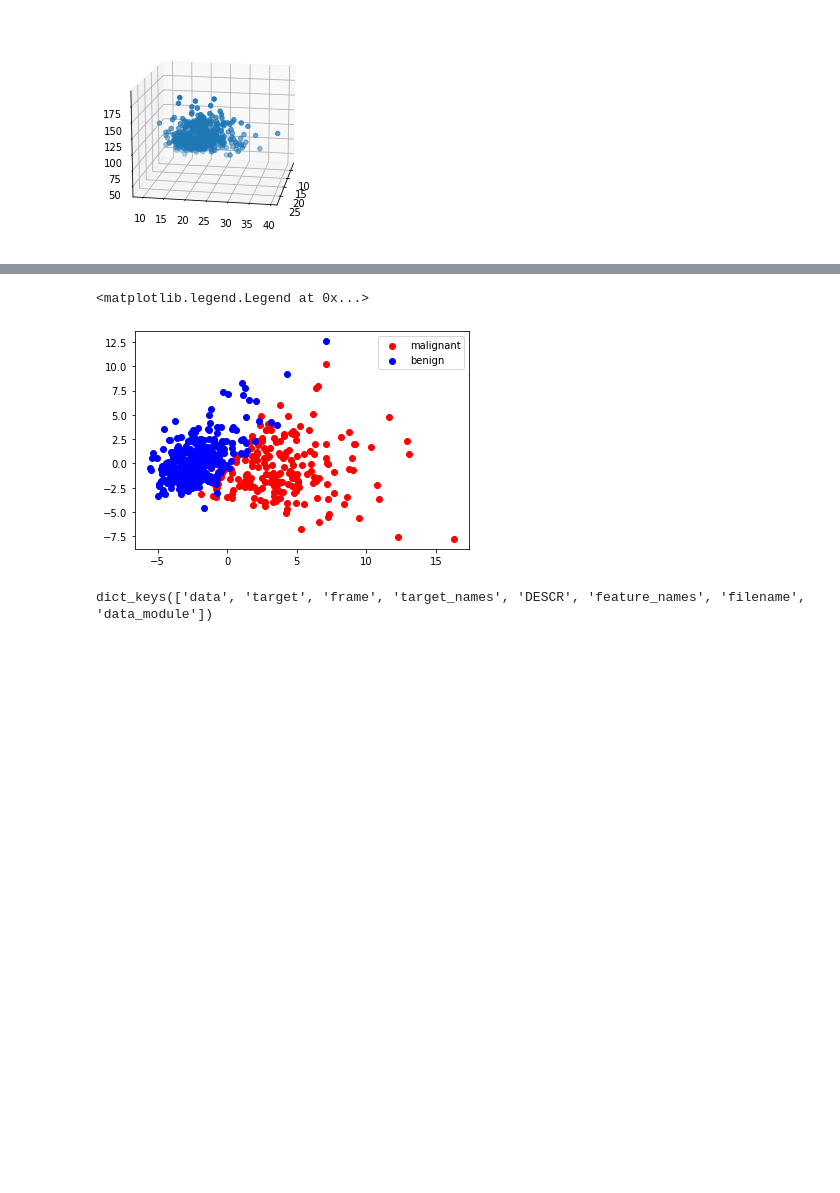
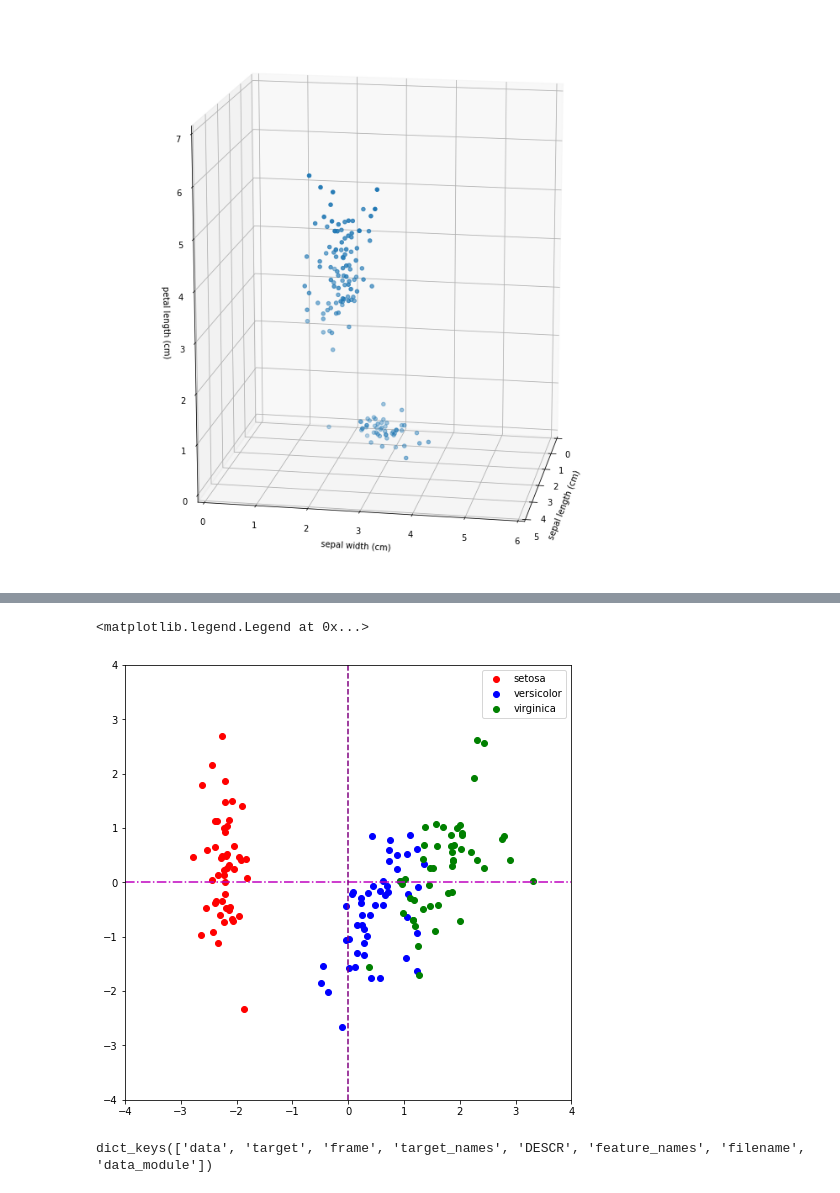
Before and after one commit to tsuchida5030/techgym_ai, a Jupyter notebook: Chapter_1/AI_running_1.ipynb, the cells around one changed output, grey strips where cells are left out. Drawn from its saved outputs; the diff is of its cells as text; code cells hidden in the pictures; blank space fills up the shorter version.

```diff
--- a/Chapter_1/AI_running_1.ipynb
+++ b/Chapter_1/AI_running_1.ipynb
@@ -1,10 +1,6 @@
 # %%
 #AI-TECHGYM-1-6-Q-1
 #教師なし学習 PCA
-
-#実行フォルダ
-import os
-os.chdir(r"C:\Users\tsuchida\Documents\techgym_セミナー\TortoiseGit_resorce\techgym_ai\Chapter_1\Answer_sheet\AI_Chapter1_saved_files")
 
 #データ加工・処理・分析ライブラリ
 import pandas as pd
@@ -18,36 +14,40 @@ from mpl_toolkits.mplot3d import Axes3D
 from sklearn.preprocessing import StandardScaler
 from sklearn.decomposition import PCA
 
-#乳がんデータを読み込むためのインポート
-from sklearn.datasets import load_breast_cancer
+#アヤメデータを読み込むためのインポート
+from sklearn.datasets import load_iris
 
-#乳がんデータの取得
-cancer = load_breast_cancer()
+#アヤメのデータの取得
+iris = load_iris()
 
-ls_data = []
-ls_columns = []
-for i in range(3):
-  ls_data.append(cancer.data[:,i])
-  ls_columns.append(cancer.feature_names[i])
+df_iris = pd.DataFrame(iris.data)
+df_iris.columns = iris.feature_names
 
-ls_data_T = [list(x) for x in zip(*ls_data)]
+# display(df_iris)
 
-df_cancer = pd.DataFrame(ls_data_T)
-df_cancer.columns = ls_columns
+x = df_iris.iloc[:,0]
+y = df_iris.iloc[:,1]
+z = df_iris.iloc[:,2]
+# Axes3Dオブジェクトの生成
+fig = plt.figure(figsize = (12, 12))
+ax = fig.add_subplot(111, projection="3d")
 
-display(df_cancer.head())
+# 各種描画処理
+xmax, xmin = 0,5
+ymax, ymin = 0,6
+zmax, zmin = 0,7
 
-x = df_cancer.iloc[:,0]
-y = df_cancer.iloc[:,1]
-z = df_cancer.iloc[:,2]
-# Axes3Dオブジェクトの生成
-fig = plt.figure()
-ax = fig.add_subplot(projection="3d")
+ax.set_xlim3d(xmin, xmax)
+ax.set_ylim3d(ymin, ymax)
+ax.set_zlim3d(zmin, zmax)
+
+ax.set_xlabel(df_iris.columns[0])
+ax.set_ylabel(df_iris.columns[1])
+ax.set_zlabel(df_iris.columns[2])
+
+ax.set_box_aspect((xmax-xmin,ymax-ymin,zmax-zmin))
 ax.view_init(elev=15, azim=10)
-# 各種描画処理
-# ax.set_xlim3d(0, 3)
-# ax.set_ylim3d(0, 3)
-# ax.set_zlim3d(0, 3)
+# plt.axis('off')
 ax.scatter(x, y, z)
 
 # プロットの表示
@@ -55,8 +55,8 @@ plt.show()
 
 # 標準化
 sc = StandardScaler()
-X_std = sc.fit_transform(cancer.data)
-print(X_std)
+X_std = sc.fit_transform(iris.data)
+# print(X_std)
 
 # 主成分分析
 pca = PCA(n_components=2)
@@ -73,15 +73,25 @@ print('Explained variance ratio:{}'.format([x,y]))
 print()
 
 df_pca = pd.DataFrame(X_pca)
-df_pca['target'] = cancer.target
+df_pca['target'] = iris.target
 
 display(df_pca.head())
 
 df0 = df_pca[df_pca.target == 0]
 df1 = df_pca[df_pca.target == 1]
+df2 = df_pca[df_pca.target == 2]
 
-plt.scatter(df0[0], df0[1], label='malignant', color='red')
-plt.scatter(df1[0], df1[1], label='benign', color='blue')
+plt.figure(figsize=(8,8))
+plt.xlim(-4,4)
+plt.ylim(-4,4)
+# y=0に水平線を引く
+plt.axhline(0, ls = "-.", color = "m")
+# x=0に垂直線を引く
+plt.axvline(0, ls = "--", color = "purple")
+
+plt.scatter(df0[0], df0[1], label='setosa', color='red')
+plt.scatter(df1[0], df1[1], label='versicolor', color='blue')
+plt.scatter(df2[0], df2[1], label='virginica', color='green')
 
 plt.legend(loc='upper right')
 # %% [output]
@@ -94 +98 @@ plt.legend(loc='upper right')
-[figure, old version]
+[figure, new version]
@@ -116,3 +107,3 @@ Explained variance ratio:[0.443, 0.19]
 <matplotlib.legend.Legend at 0x...>
-[figure, old version]
+[figure, new version]
 # %%
```
Also changed, not shown: parts of 5 cells of this notebook, 1 other file.
